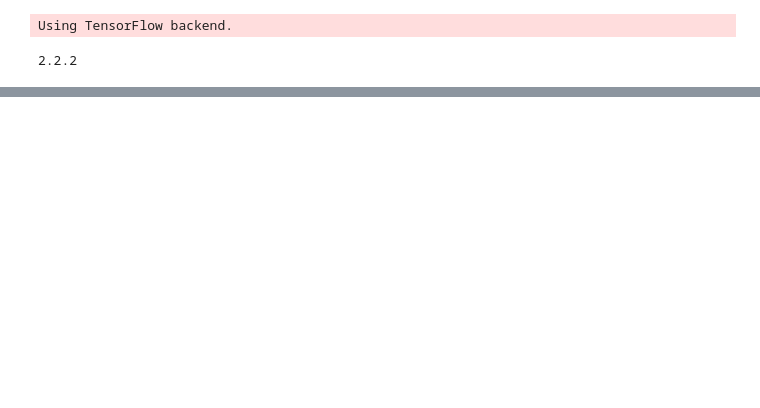
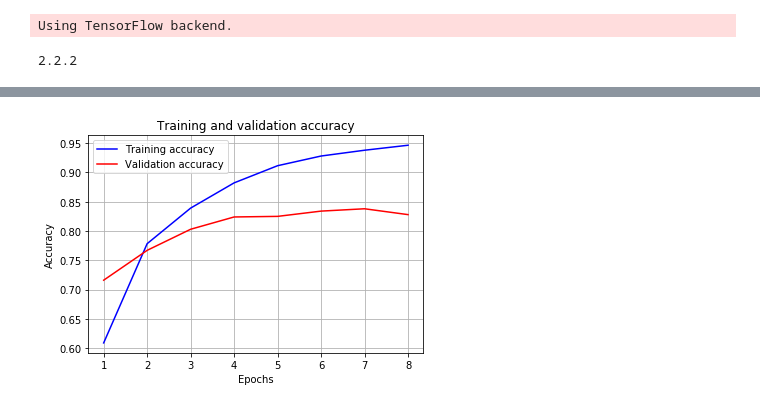
Before and after one commit to Manny-G/Keras-Tensorflow, a Jupyter notebook: 3_Multiclass_Classification.ipynb, the cells around one changed output, grey strips where cells are left out. Drawn from its saved outputs; the diff is of its cells as text; code cells hidden in the pictures; blank space fills up the shorter version.

```diff
--- a/3_Multiclass_Classification.ipynb
+++ b/3_Multiclass_Classification.ipynb
@@ -129,0 +166,13 @@ print(results)
+# %%
+model2 = models.Sequential()
+model2.add(layers.Dense(46, activation='relu'))
+model2.add(layers.Dense(46, activation='softmax'))
+
+model2.compile(optimizer='rmsprop',
+              loss='categorical_crossentropy',
+              metrics=['acc'])
+
+history2 = model2.fit(partial_x_train, partial_y_train,
+           epochs=8,
+           batch_size=128,
+           validation_data=(x_val, y_val))
@@ -129,0 +197,17 @@ print(results)
+# %%
+acc = history2.history['acc']
+val_acc = history2.history['val_acc']
+
+epochs = range(1, len(acc) + 1)
+
+plt.plot(epochs, acc, 'b', label='Training accuracy')
+plt.plot(epochs, val_acc, 'r', label='Validation accuracy')
+plt.title('Training and validation accuracy')
+plt.xlabel('Epochs')
+plt.ylabel('Accuracy')
+plt.legend()
+plt.grid()
+
+plt.show()
+# %% [output]
+[figure, added]
```
Also changed, not shown: parts of 11 cells of this notebook, 2 other files.
